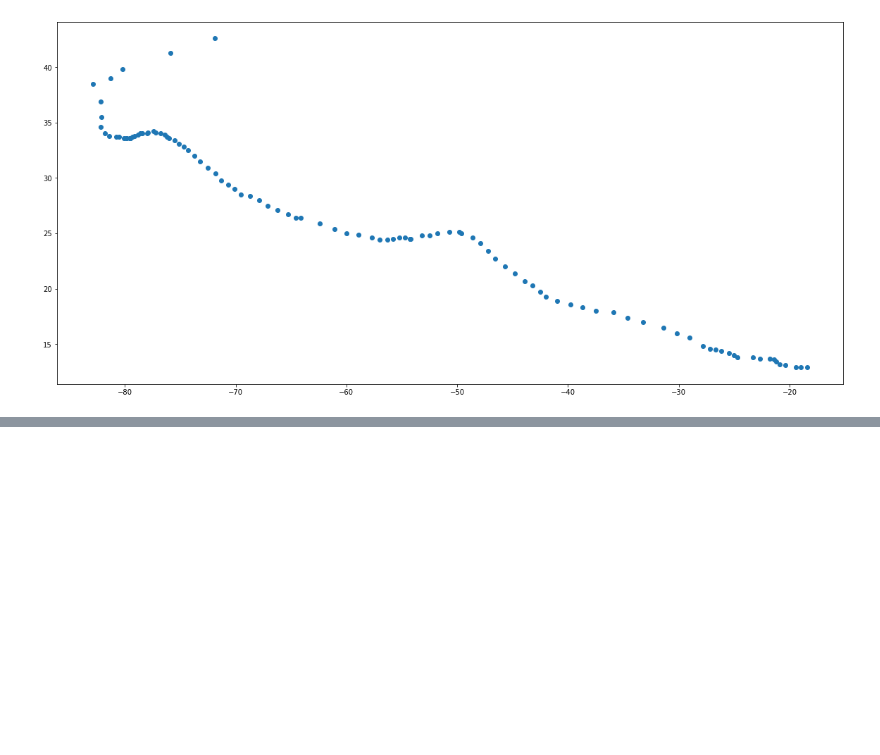
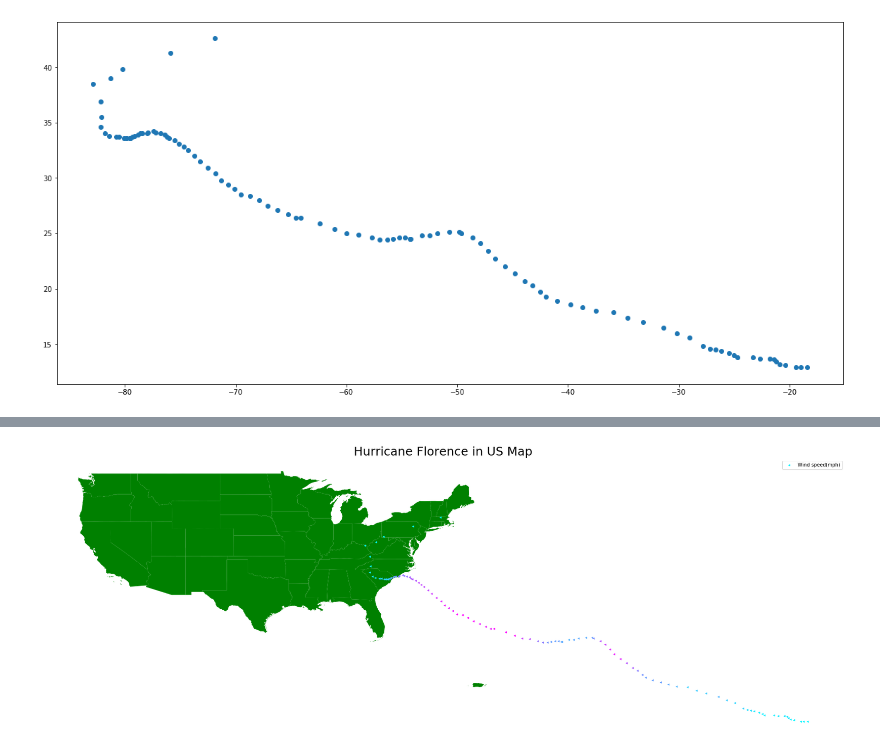
Before and after one commit to Malcolm206/Intro_Geospatial_Data, a Jupyter notebook: Untitled.ipynb, the cells around one changed output, grey strips where cells are left out. Cells and saved outputs as stored; diff of their text form; code cells hidden in the pictures; blank space fills up the shorter version.

Commit message:
adds hurricane point data to map of usa

```diff
--- a/Untitled.ipynb
+++ b/Untitled.ipynb
@@ -197,0 +204,9 @@ florence.plot(figsize = (20, 10))
+# %%
+fig, ax = plt.subplots(1, figsize = (30, 20))
+base = country[country['NAME'].isin(['Alaska', 'Hawaii']) == False].plot(ax = ax, color = 'Green')
+florence.plot(ax = base, column = "Wind", cmap = "cool", marker = '<', markersize = 10, label = "Wind speed(mph)")
+_ = ax.axis('off')
+plt.legend()
+ax.set_title("Hurricane Florence in US Map", fontsize = 25);
+# %% [output]
+[figure, added]
```
Also changed, not shown: parts of 1 cell of this notebook.
